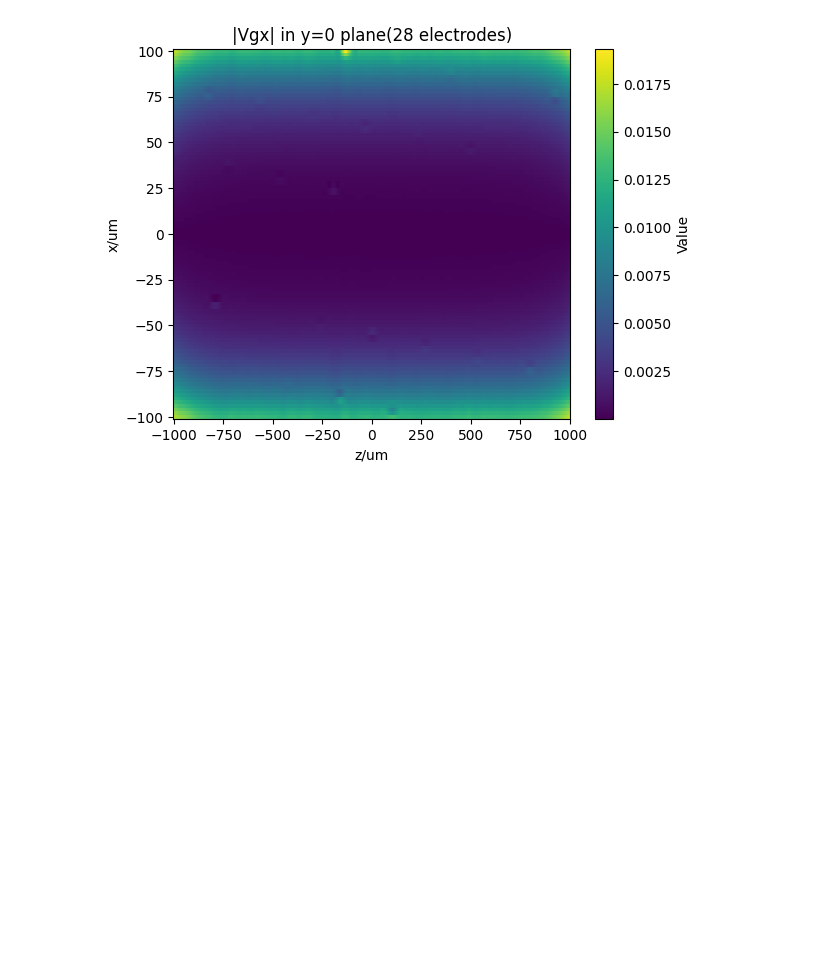
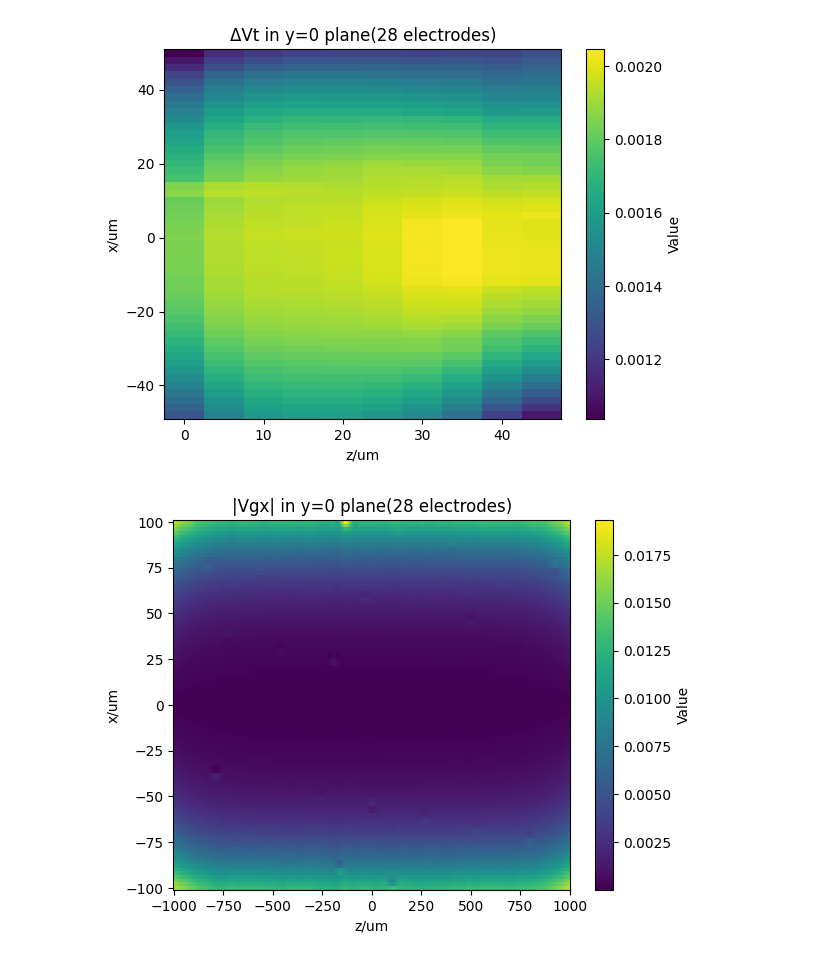
Before and after one commit to ylctql/ion-dynamic-simulation, a Jupyter notebook: src/field.ipynb, the cells around one changed output. Cells and saved outputs as stored; diff of their text form; code cells hidden in the pictures; blank space fills up the shorter version.

```diff
--- a/src/field.ipynb
+++ b/src/field.ipynb
@@ -163,3 +200,27 @@ plt.show()
+# %%
+coord_x = basis.coordinate_um[0]
+coord_y = basis.coordinate_um[1]
+coord_z = basis.coordinate_um[2]
+# mask_x = (coord_x>-bound) & (coord_x<bound)
+mask_x = (coord_x>-50) & (coord_x<50)
+mask_z0 = (coord_z<50) & (coord_z>=0)
+mask_z1 = (coord_z<400) & (coord_z>350) #保证作差的两个数组size相同
+y_mid = int(np.ceil(shape[1]/2))
+Vpp_y0 = Vpp[:, y_mid, :][np.ix_(mask_x, mask_z0)]
+Vs_y0 = Vs[:, y_mid, :][np.ix_(mask_x, mask_z0)]
+Vt_y0 = Vpp_y0 + Vs_y0
+Vpp_y1 = Vpp[:, y_mid, :][np.ix_(mask_x, mask_z1)]
+Vs_y1 = Vs[:, y_mid, :][np.ix_(mask_x, mask_z1)]
+Vt_y1 = Vpp_y1 + Vs_y1
+plt.figure()
+pc = plt.pcolormesh(coord_z[mask_z0], coord_x[mask_x], Vt_y0-Vt_y1, shading='auto', cmap='viridis')
+plt.colorbar(pc, label='Value')
+plt.xlabel('z/um')
+plt.ylabel('x/um')
+plt.title('ΔVt in y=0 plane(28 electrodes)')
+plt.show()
+# %% [output]
+[figure, added]
 # %%
 # from scipy.ndimage import gaussian_filter
 # f_smooth = gaussian_filter(Vt_y0, sigma=1.0)
```
Also changed, not shown: parts of 4 cells of this notebook, 8 other files.
